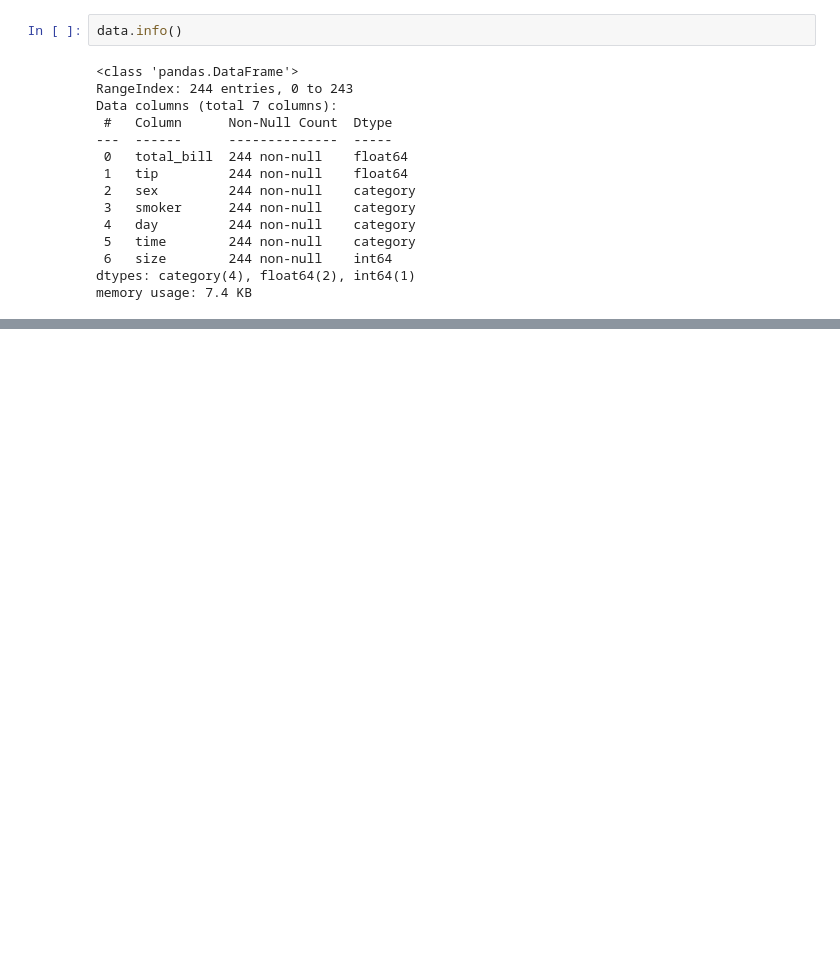
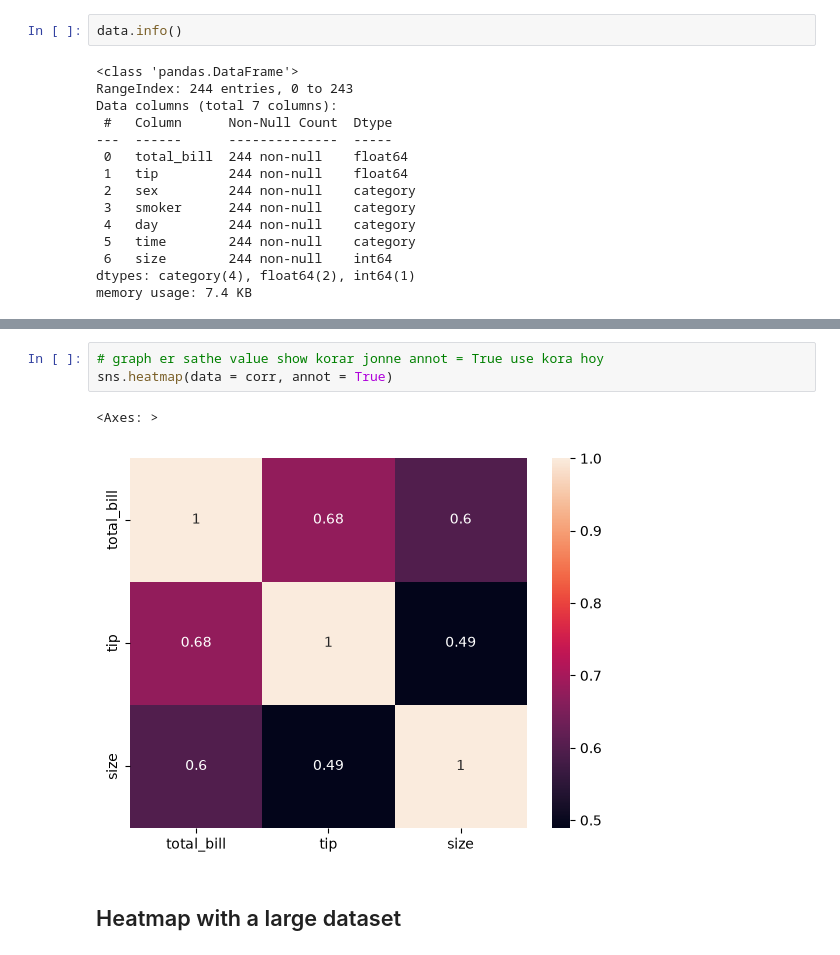
Before and after one commit to jihad-islam/Learning-ML, a Jupyter notebook: 5.Seaborn/2.heatmap.ipynb, the cells around one changed output, grey strips where cells are left out. Saved outputs shown, nothing was run; the diff lists cells and outputs as text; blank space fills up the shorter version.

```diff
--- a/5.Seaborn/2.heatmap.ipynb
+++ b/5.Seaborn/2.heatmap.ipynb
@@ -66,0 +76,8 @@ data.corr(numeric_only = True)
+# %%
+# graph er sathe value show korar jonne annot = True use kora hoy
+sns.heatmap(data = corr, annot = True)
+# %% [output]
+<Axes: >
+[figure, added]
+# %% [markdown]
+## Heatmap with a large dataset
```
Also changed, not shown: parts of 10 cells of this notebook.
